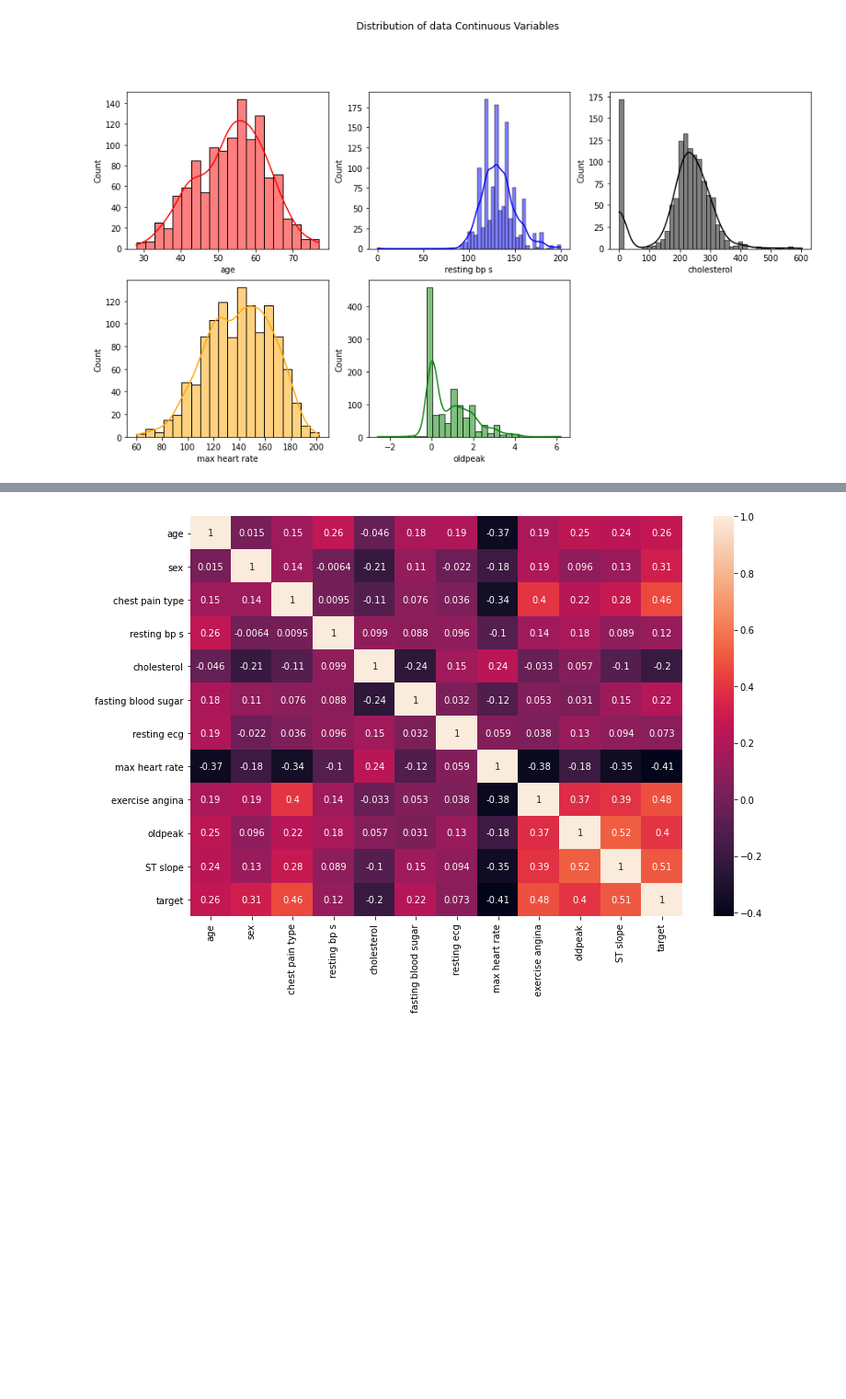
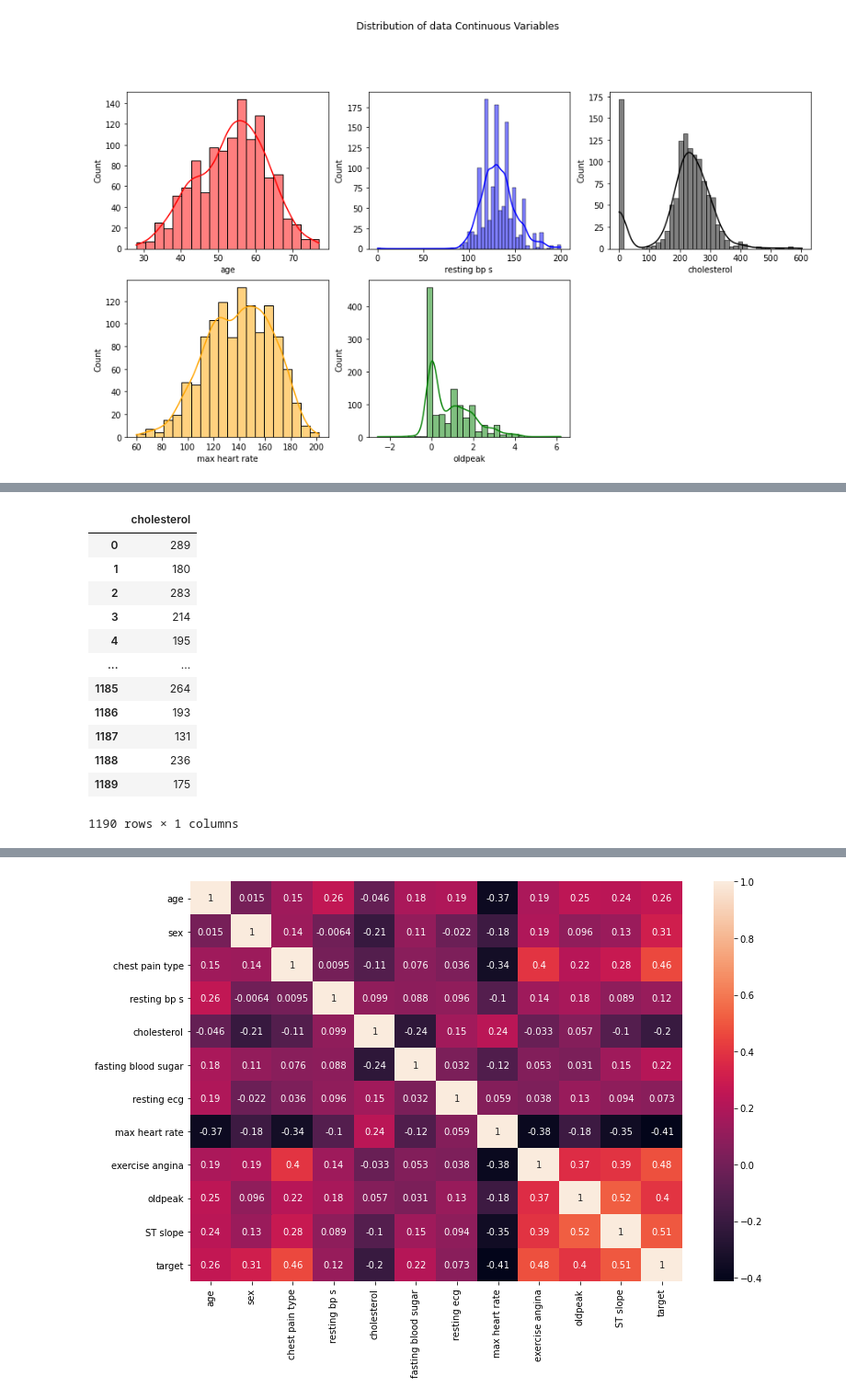
Before and after one commit to aryanxk02/Heart-Failure-Prediction, a Jupyter notebook: Heart Disease/main.ipynb, the cells around one changed output, grey strips where cells are left out. Shown: that part at 92% size. Cells and saved outputs as stored; diff of their text form; code cells hidden in the pictures; blank space fills up the shorter version.

```diff
--- a/Heart Disease/main.ipynb
+++ b/Heart Disease/main.ipynb
@@ -101,0 +114,26 @@ plt.show()
+# %%
+df_cho = df['cholesterol']
+df_cho = pd.DataFrame(df_cho)
+# df_cho
+
+df_cho = df_cho.sort_values('cholesterol')
+# df_cho
+
+df_cho.reset_index(inplace=True)
+df_cho = df['cholesterol']
+df_cho = pd.DataFrame(df_cho)
+# df_cho
+# %% [output]
+|  | cholesterol |
+| 0 | 289 |
+| 1 | 180 |
+| 2 | 283 |
+| 3 | 214 |
+| 4 | 195 |
+| ... | ... |
+| 1185 | 264 |
+| 1186 | 193 |
+| 1187 | 131 |
+| 1188 | 236 |
+| 1189 | 175 |
+1190 rows × 1 columns
```
Also changed, not shown: parts of 10 cells of this notebook.
